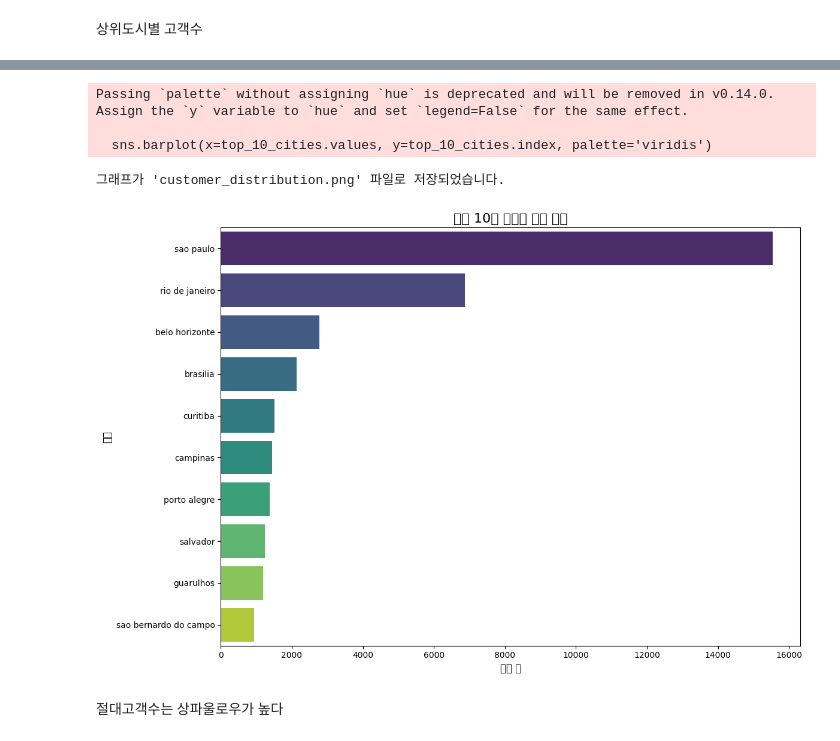
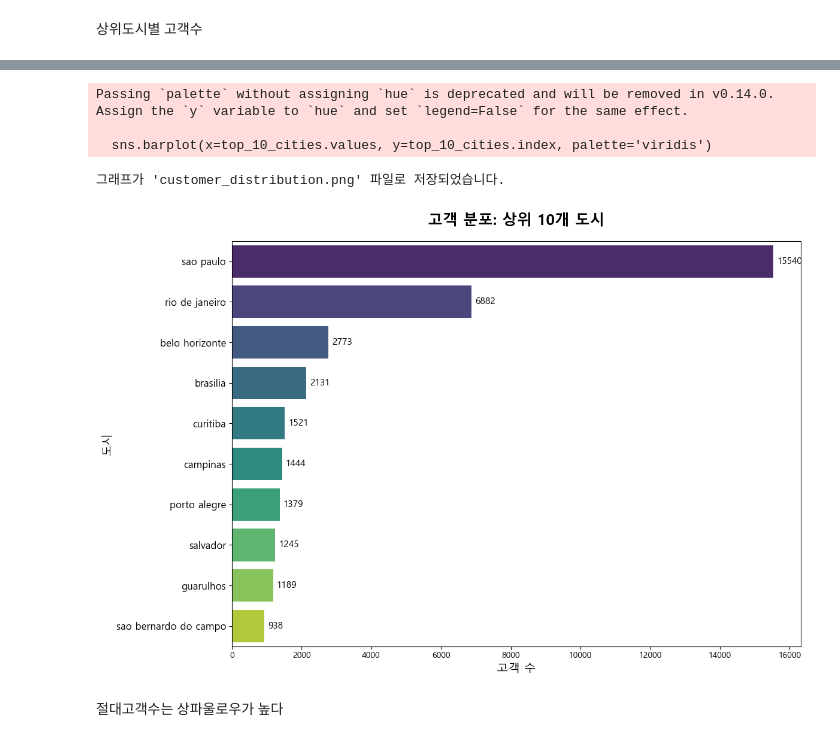
Before and after one commit to parkjihoon186/pjt-data-analysis, a Jupyter notebook: p1_RFM.ipynb, the cells around one changed output, grey strips where cells are left out. Cells and saved outputs as stored; diff of their text form; code cells hidden in the pictures.

```diff
--- a/p1_RFM.ipynb
+++ b/p1_RFM.ipynb
@@ -59,36 +191,63 @@ import pandas as pd
 import matplotlib.pyplot as plt
 import seaborn as sns
 
-# 데이터 불러오기
+# 한글 폰트 설정 (Windows 사용자의 경우)
+plt.rcParams['font.family'] = 'Malgun Gothic'
+plt.rcParams['axes.unicode_minus'] = False # 마이너스 기호 깨짐 방지
+
+# 1. 데이터 불러오기
+# 'olist_customers_dataset.csv' 파일을 읽어와 데이터프레임(df)으로 저장합니다.
 df = pd.read_csv('olist_customers_dataset.csv')
 
-# 도시별 고객 수 계산
-# 'customer_city' 컬럼을 기준으로 그룹화하고 각 그룹의 크기를 계산합니다.
+# 2. 도시별 고객 수 계산
+# 'customer_city' 컬럼을 기준으로 각 도시의 고유 고객 수를 계산합니다.
+# value_counts()는 각 고유값의 개수를 세어주는 유용한 함수입니다.
 city_counts = df['customer_city'].value_counts()
 
-# 상위 10개 도시 데이터 추출 및 CSV로 저장
+# 3. 상위 10개 도시 데이터 추출 및 CSV로 저장
+# 계산된 도시별 고객 수에서 가장 많은 상위 10개 도시를 선택합니다.
 top_10_cities = city_counts.nlargest(10)
 top_10_cities_df = top_10_cities.reset_index()
-top_10_cities_df.columns = ['city', 'customer_count']
+# 컬럼 이름을 '도시'와 '고객 수'로 명확하게 변경합니다.
+top_10_cities_df.columns = ['도시', '고객 수']
+
+# 결과를 'top_10_cities.csv' 파일로 저장합니다. (인코딩 설정으로 한글 깨짐 방지)
 top_10_cities_df.to_csv('top_10_cities.csv', index=False, encoding='utf-8-sig')
 
-# 상위 10개 도시 데이터 출력
+# 4. 데이터 확인
 print("상위 10개 도시별 고객 수:")
 print(top_10_cities_df)
 print("-" * 30)
 
-# 시각화: 상위 10개 도시 막대 그래프
+# 5. 시각화: 상위 10개 도시 막대 그래프
+# 그래프의 크기를 설정하여 시원한 느낌을 줍니다.
 plt.figure(figsize=(12, 8))
+
+# Seaborn의 barplot을 사용하여 막대 그래프를 그립니다.
+# x축에는 고객 수를, y축에는 도시 이름을 매핑하여 수평 막대 그래프를 만듭니다.
+# 'viridis'는 데이터의 양을 시각적으로 잘 표현해주는 좋은 컬러 팔레트입니다.
 sns.barplot(x=top_10_cities.values, y=top_10_cities.index, palette='viridis')
 
 # 그래프 제목과 축 레이블 설정
-plt.title('상위 10개 도시별 고객 분포', fontsize=16)
-plt.xlabel('고객 수', fontsize=12)
-plt.ylabel('도시', fontsize=12)
+plt.title('고객 분포: 상위 10개 도시', fontsize=18, fontweight='bold', pad=20)
+plt.xlabel('고객 수', fontsize=14)
+plt.ylabel('도시', fontsize=14)
+
+# 각 막대 위에 정확한 고객 수를 텍스트로 표시합니다.
+for index, value in enumerate(top_10_cities.values):
+    plt.text(value + 100, index, f'{value}', va='center', fontsize=11, color='black')
+
+# Y축의 눈금 라벨이 잘 보이도록 여백을 조정합니다.
+plt.yticks(fontsize=12)
+
+# 그래프 레이아웃을 최적화합니다.
 plt.tight_layout()
 
-# 그래프 파일로 저장
-plt.savefig('customer_distribution.png')
+# 그래프를 'customer_distribution.png' 파일로 저장합니다.
+plt.savefig('customer_distribution.png', dpi=300) # 고해상도로 저장
 print("그래프가 'customer_distribution.png' 파일로 저장되었습니다.")
+
+# 최종적으로 그래프를 화면에 보여줍니다.
+plt.show()
 # %% [output]
 상위 10개 도시별 고객 수:
@@ -106,9 +265,9 @@ print("그래프가 'customer_distribution.png' 파일로 저장되었습니다.
 ------------------------------
 Passing `palette` without assigning `hue` is deprecated and will be removed in v0.14.0. Assign the `y` variable to `hue` and set `legend=False` for the same effect.
 
   sns.barplot(x=top_10_cities.values, y=top_10_cities.index, palette='viridis')
 그래프가 'customer_distribution.png' 파일로 저장되었습니다.
-[figure, old version]
+[figure, new version]
 # %% [markdown]
 절대고객수는 상파울로우가 높다
 # %% [markdown]
```
Also changed, not shown: parts of 42 cells of this notebook.
